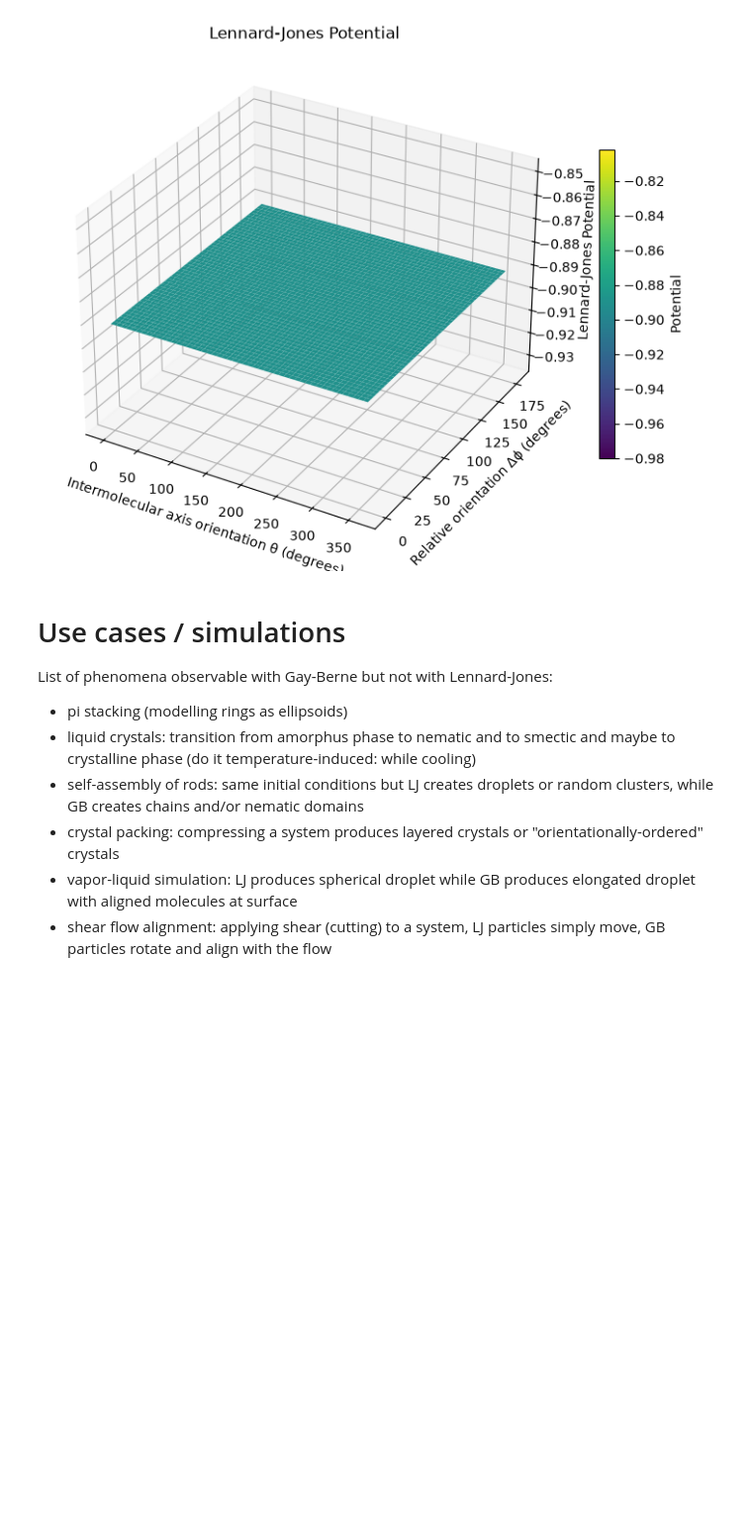
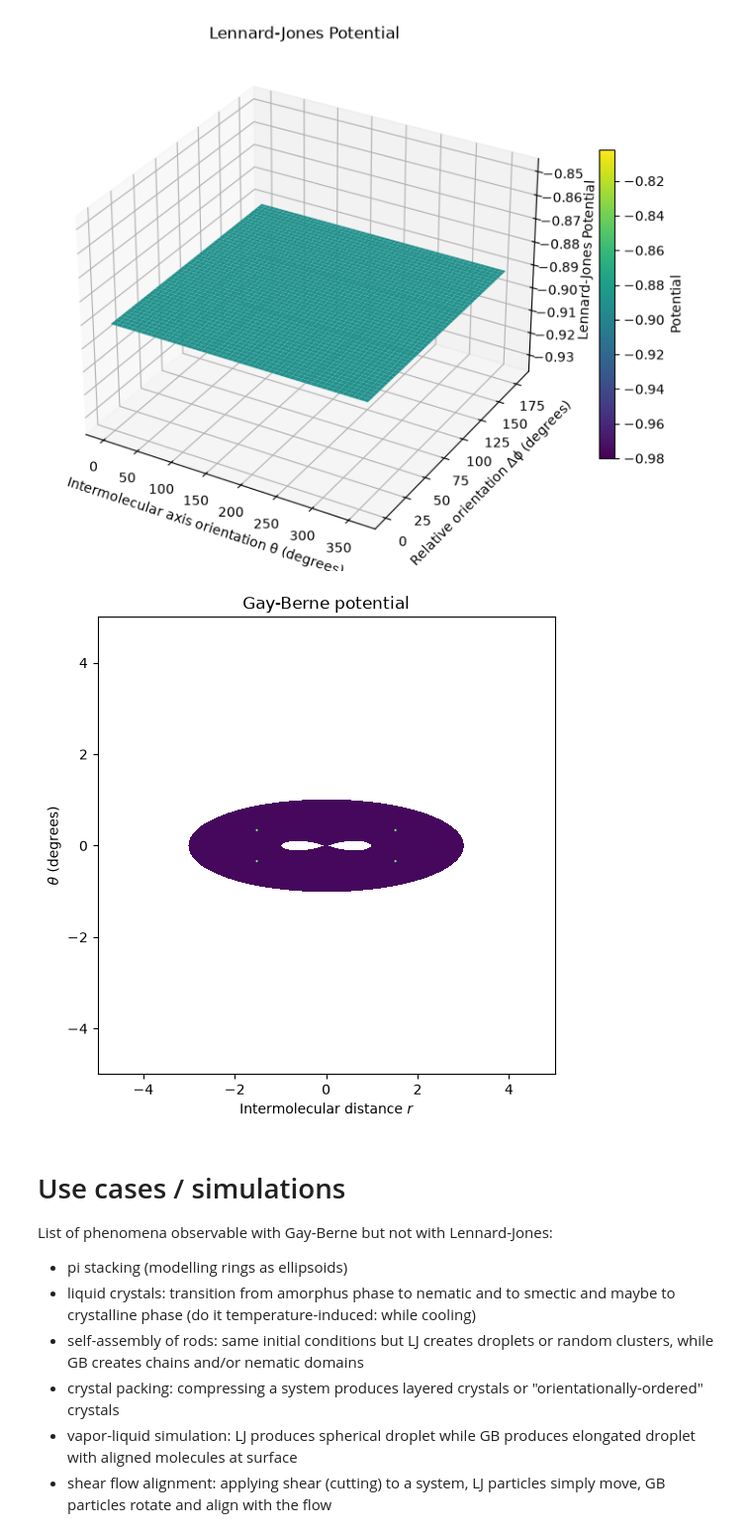
Before and after one commit to Ledmington/Interatomic_Potentials, a Jupyter notebook: main.ipynb, the cells around one changed output. Shown at 99% size. Cells and saved outputs as stored; diff of their text form; code cells hidden in the pictures; blank space fills up the shorter version.

Commit message:
Added new plots

```diff
--- a/main.ipynb
+++ b/main.ipynb
@@ -672,6 +672,35 @@ fig.colorbar(surf, shrink=0.6, label="Potential")
 <matplotlib.colorbar.Colorbar at 0x...>
 [figure]
 [figure]
+# %%
+# Same plot with delta_phi fixed but starting from a cartesian grid and then converting it into polar coordinates (to remove visual artifacts)
+
+delta_phi = 0.0
+
+x = np.linspace(-5, 5, 400)
+y = np.linspace(-5, 5, 400)
+
+X, Y = np.meshgrid(x, y)
+
+R = np.sqrt(X**2 + Y**2)
+THETA = np.arctan2(Y, X)
+
+U = gay_berne_general_polar(R, THETA, delta_phi)
+
+fig, ax = plt.subplots(figsize=(8, 6))
+
+levels = np.linspace(-2, 0, 10)
+
+plt.contourf(X, Y, U, levels=30, cmap="viridis")
+plt.gca().set_aspect("equal")
+
+ax.set_xlabel("Intermolecular distance $r$")
+ax.set_ylabel(r"$\theta$ (degrees)")
+ax.set_title("Gay-Berne potential")
+
+plt.show()
+# %% [output]
+[figure, added]
 # %% [markdown]
 # Use cases / simulations
 
```
